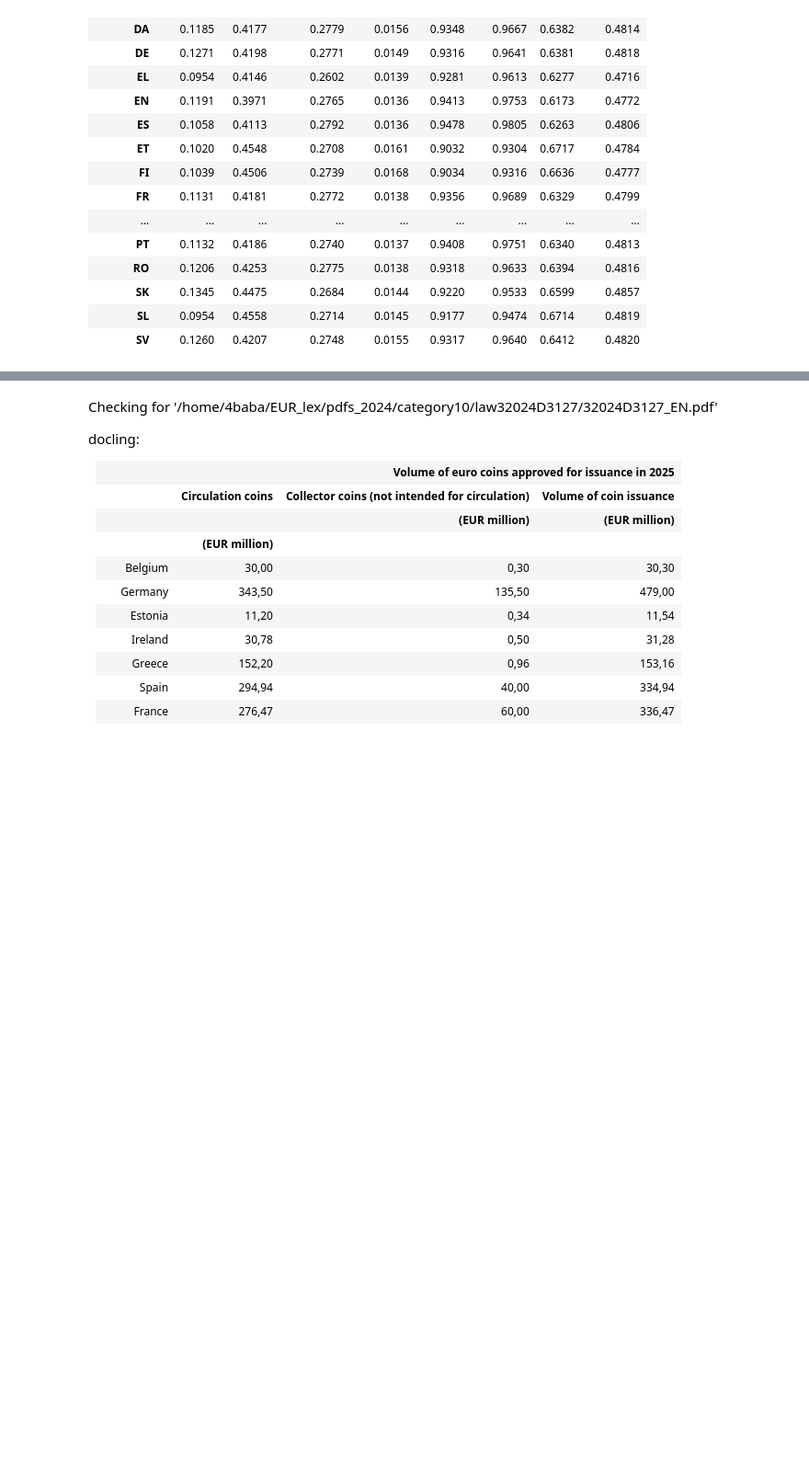
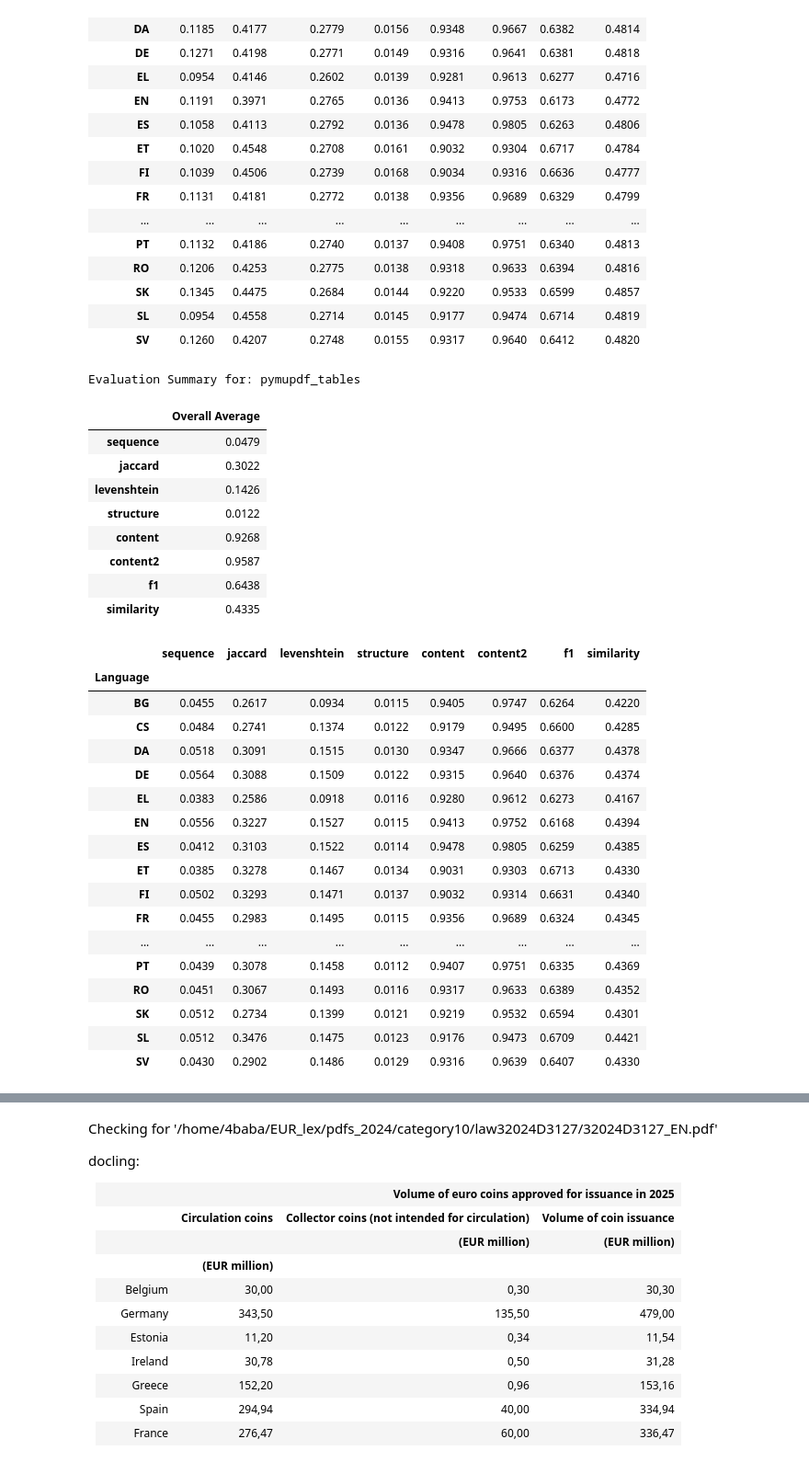
Before and after one commit to nargesbh/eur_lex, a Jupyter notebook: analysis.ipynb, the cells around one changed output, grey strips where cells are left out. Shown at 92% size. Saved outputs shown, nothing was run; the diff lists cells and outputs as text; code cells hidden in the pictures; blank space fills up the shorter version.

Commit message:
added final results of html comverters

```diff
--- a/analysis.ipynb
+++ b/analysis.ipynb
@@ -170,3 +170,35 @@ Evaluation Summary for: pymupdf_hybrid
 | SK | 0.1345 | 0.4475 | 0.2684 | 0.0144 | 0.9220 | 0.9533 | 0.6599 | 0.4857 |
 | SL | 0.0954 | 0.4558 | 0.2714 | 0.0145 | 0.9177 | 0.9474 | 0.6714 | 0.4819 |
 | SV | 0.1260 | 0.4207 | 0.2748 | 0.0155 | 0.9317 | 0.9640 | 0.6412 | 0.4820 |
+# %%
+pymupdf_stat = analyze_metrics("/ltstorage/home/4baba/EUR_lex/evaluation_results/test_evaluation_pymupdf_tables.csv")
+display_stats(pymupdf_stat, "pymupdf_tables")
+# %% [output]
+Evaluation Summary for: pymupdf_tables
+|  | Overall Average |
+| sequence | 0.0479 |
+| jaccard | 0.3022 |
+| levenshtein | 0.1426 |
+| structure | 0.0122 |
+| content | 0.9268 |
+| content2 | 0.9587 |
+| f1 | 0.6438 |
+| similarity | 0.4335 |
+|  | sequence | jaccard | levenshtein | structure | content | content2 | f1 | similarity |
+| Language |  |  |  |  |  |  |  |  |
+| BG | 0.0455 | 0.2617 | 0.0934 | 0.0115 | 0.9405 | 0.9747 | 0.6264 | 0.4220 |
+| CS | 0.0484 | 0.2741 | 0.1374 | 0.0122 | 0.9179 | 0.9495 | 0.6600 | 0.4285 |
+| DA | 0.0518 | 0.3091 | 0.1515 | 0.0130 | 0.9347 | 0.9666 | 0.6377 | 0.4378 |
+| DE | 0.0564 | 0.3088 | 0.1509 | 0.0122 | 0.9315 | 0.9640 | 0.6376 | 0.4374 |
+| EL | 0.0383 | 0.2586 | 0.0918 | 0.0116 | 0.9280 | 0.9612 | 0.6273 | 0.4167 |
+| EN | 0.0556 | 0.3227 | 0.1527 | 0.0115 | 0.9413 | 0.9752 | 0.6168 | 0.4394 |
+| ES | 0.0412 | 0.3103 | 0.1522 | 0.0114 | 0.9478 | 0.9805 | 0.6259 | 0.4385 |
+| ET | 0.0385 | 0.3278 | 0.1467 | 0.0134 | 0.9031 | 0.9303 | 0.6713 | 0.4330 |
+| FI | 0.0502 | 0.3293 | 0.1471 | 0.0137 | 0.9032 | 0.9314 | 0.6631 | 0.4340 |
+| FR | 0.0455 | 0.2983 | 0.1495 | 0.0115 | 0.9356 | 0.9689 | 0.6324 | 0.4345 |
+| ... | ... | ... | ... | ... | ... | ... | ... | ... |
+| PT | 0.0439 | 0.3078 | 0.1458 | 0.0112 | 0.9407 | 0.9751 | 0.6335 | 0.4369 |
+| RO | 0.0451 | 0.3067 | 0.1493 | 0.0116 | 0.9317 | 0.9633 | 0.6389 | 0.4352 |
+| SK | 0.0512 | 0.2734 | 0.1399 | 0.0121 | 0.9219 | 0.9532 | 0.6594 | 0.4301 |
+| SL | 0.0512 | 0.3476 | 0.1475 | 0.0123 | 0.9176 | 0.9473 | 0.6709 | 0.4421 |
+| SV | 0.0430 | 0.2902 | 0.1486 | 0.0129 | 0.9316 | 0.9639 | 0.6407 | 0.4330 |
```
Also changed, not shown: parts of 3 cells of this notebook.
